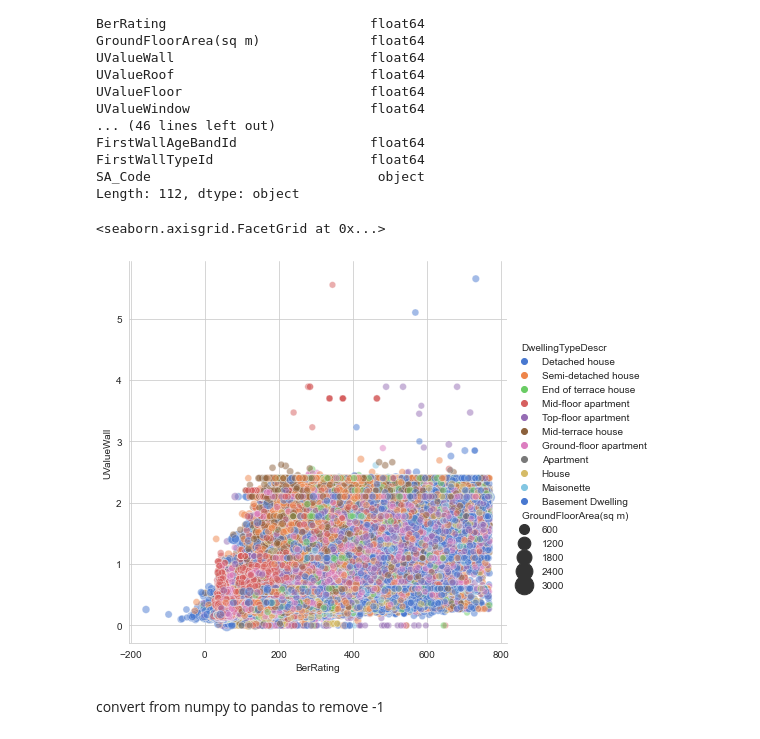
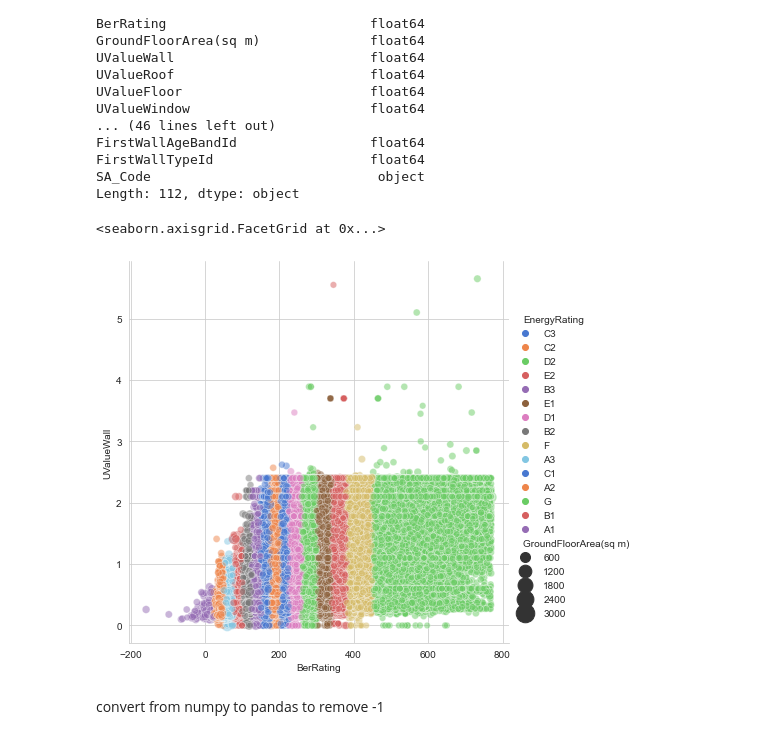
Before and after one commit to codefromjames/eire.energy, a Jupyter notebook: Building Energy Rating Prediction.ipynb, the cells around one changed output. Cells and saved outputs as stored; diff of their text form; code cells hidden in the pictures.

```diff
--- a/Building Energy Rating Prediction.ipynb
+++ b/Building Energy Rating Prediction.ipynb
@@ -384,15 +409,17 @@ Length: 112, dtype: object
 # %%
 
 
 #ax.set(xscale="log", yscale="log")
-sns.relplot(x = "BerRating", y= "UValueWall", hue="DwellingTypeDescr", size="GroundFloorArea(sq m)",
+sns.relplot(x = "BerRating", y= "UValueWall",
+hue="EnergyRating",
+size="GroundFloorArea(sq m)",
             sizes=(40, 400), alpha=.5, palette="muted",
             height=6,
             #ax = ax,
             data= berNormal )
 # %% [output]
 <seaborn.axisgrid.FacetGrid at 0x...>
-[figure, old version]
+[figure, new version]
 # %%
 clf = LocalOutlierFactor(n_neighbors=20, contamination=0.1)
 # %%
```
Also changed, not shown: parts of 2 cells of this notebook.
